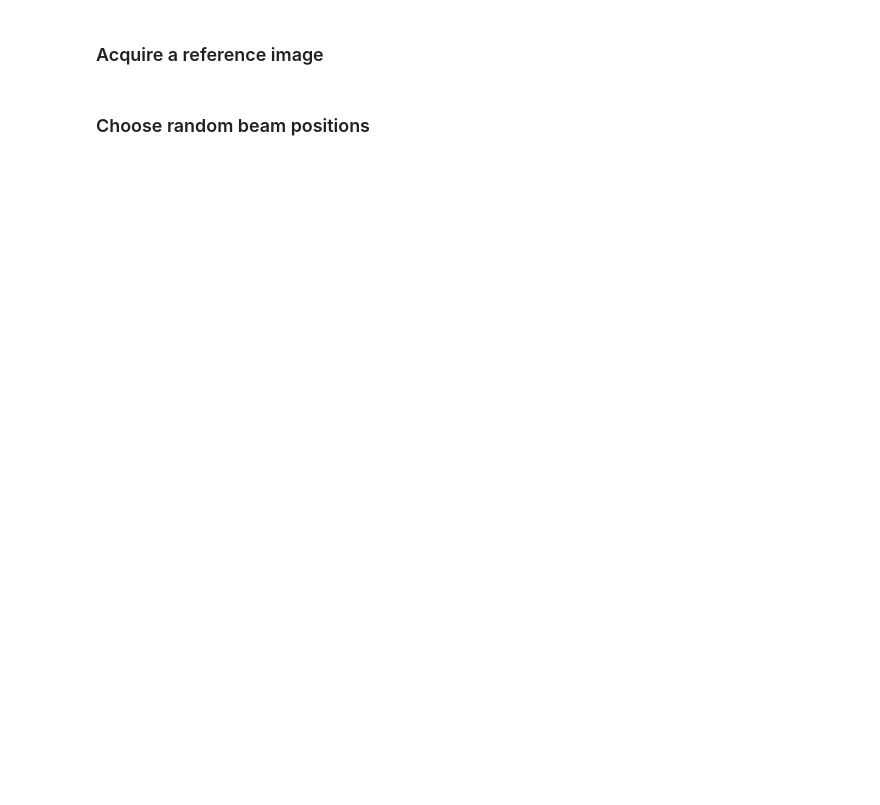
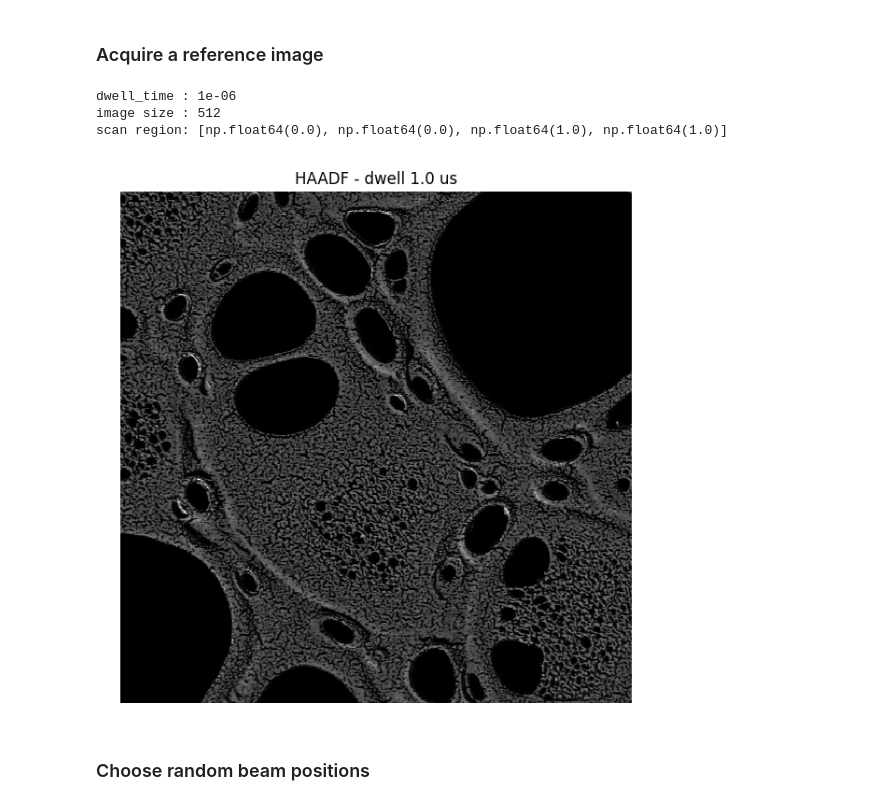
Before and after one commit to 1996suryamandalreddy-maker/asyncroscopy, a Jupyter notebook: notebooks/04_Image_EDS_Point_Spectra.ipynb, the cells around one changed output. Cells and saved outputs as stored; diff of their text form; code cells hidden in the pictures; blank space fills up the shorter version.

```diff
--- a/notebooks/04_Image_EDS_Point_Spectra.ipynb
+++ b/notebooks/04_Image_EDS_Point_Spectra.ipynb
@@ -64,7 +52,7 @@ print("eds       :", eds_proxy.state())
 # %%
 TILED_HOST = "10.46.217.241"
 TILED_PORT = 9091
-save_path = "D:/microscopedata/tiled/ahoust17/2026_05_22_AtomFab/"
+save_path = "D:/microscopedata/tiled/ahoust17/2026_05_29_test/"
 
 data.host = TILED_HOST
 data.port = TILED_PORT
@@ -100,9 +85,28 @@ print("Image shape   :", overview_image.shape)
+# %%
+scan.dwell_time = 1e-6
+scan.imsize = 512
+scan.scan_region = [0, 0, 1, 1]
+
+print("dwell_time :", scan.dwell_time)
+print("image size :", scan.imsize)
+print("scan region:", list(scan.scan_region))
+# %% [output]
+dwell_time : 1e-06
+image size : 512
+scan region: [np.float64(0.0), np.float64(0.0), np.float64(1.0), np.float64(1.0)]
 # %%
+data_key = microscope.acquire_scanned_image(["haadf"])
+
+image = client[data_key]["image"]["HAADF"].read()
+metadata = dict(client[data_key]["image"]["HAADF"].metadata)
+
 fig, ax = plt.subplots(figsize=(6, 6))
-ax.imshow(overview_image, cmap="gray", interpolation="none")
-ax.set_title("Reference HAADF image")
+ax.imshow(image, cmap="gray", interpolation="none")
+ax.set_title(f"HAADF - dwell {scan.dwell_time * 1e6:.1f} us")
 ax.axis("off")
 plt.tight_layout()
+# %% [output]
+[figure, added]
 # %% [markdown]
 ### Choose random beam positions
 # %%
```
Also changed, not shown: parts of 19 cells of this notebook, 7 other files.
